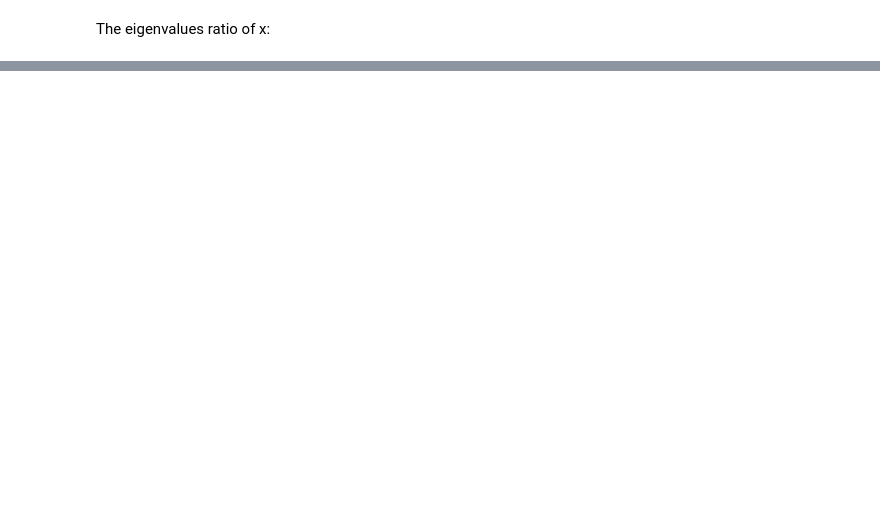
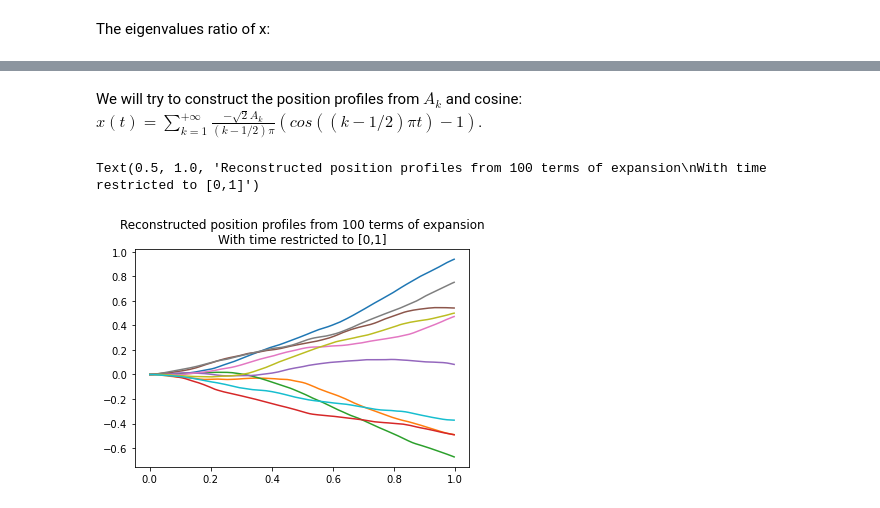
Before and after one commit to thinhhoang95/anomaly-detection-ngsim2, a Jupyter notebook: pwms_spherical/potato.ipynb, the cells around one changed output, grey strips where cells are left out. Drawn from its saved outputs; the diff is of its cells as text; code cells hidden in the pictures; blank space fills up the shorter version.

```diff
--- a/pwms_spherical/potato.ipynb
+++ b/pwms_spherical/potato.ipynb
@@ -89,0 +116,26 @@ for r in range(length_of_trajs):
+# %% [markdown]
+We will try to construct the position profiles from $A_k$ and cosine: $x(t) = \sum_{k=1}^{+\infty} \frac{-\sqrt{2} A_k}{(k-1/2)\pi} (cos ((k-1/2)\pi t)-1)$.
+# %%
+wienerint = np.zeros((num_of_trajs, length_of_trajs))
+wienerint_terms = 100
+t = np.arange(length_of_trajs)/length_of_trajs
+# Generate Ak and Lambda
+Ak = np.zeros((num_of_trajs, wienerint_terms))
+Lamda = np.zeros((num_of_trajs,))
+for k in range(wienerint_terms):
+    for i in range(num_of_trajs):
+        Ak[i,k] = norm.rvs(scale=1/((k+0.5)*np.pi))
+        Lamda[i] += np.sqrt(2) * Ak[i,k] / ((k+0.5) * np.pi)
+# Construct the position profiles
+for i in range(num_of_trajs):
+    for k in range(wienerint_terms):
+        Aks = Ak[i,k]
+        Lambd = Lamda[i]
+        # wienerint[i,:] += (-np.sqrt(2) * Aks / ((k+0.5)*np.pi)) + (-1)**(k) * Lambd * 4./(np.pi * (2*k+1)) * np.cos((k+0.5)*np.pi*t)
+        wienerint[i,:] += (-np.sqrt(2) * Aks / ((k+0.5)*np.pi)) * (np.cos((k+0.5)*np.pi*t)-1)
+for i in trajs_to_plot:
+    plt.plot(t, wienerint[i,:])
+plt.title('Reconstructed position profiles from {:d} terms of expansion\nWith time restricted to [0,1]'.format(wiener_terms))
+# %% [output]
+Text(0.5, 1.0, 'Reconstructed position profiles from 100 terms of expansion\nWith time restricted to [0,1]')
+[figure, added]
```
Also changed, not shown: parts of 41 cells of this notebook.
